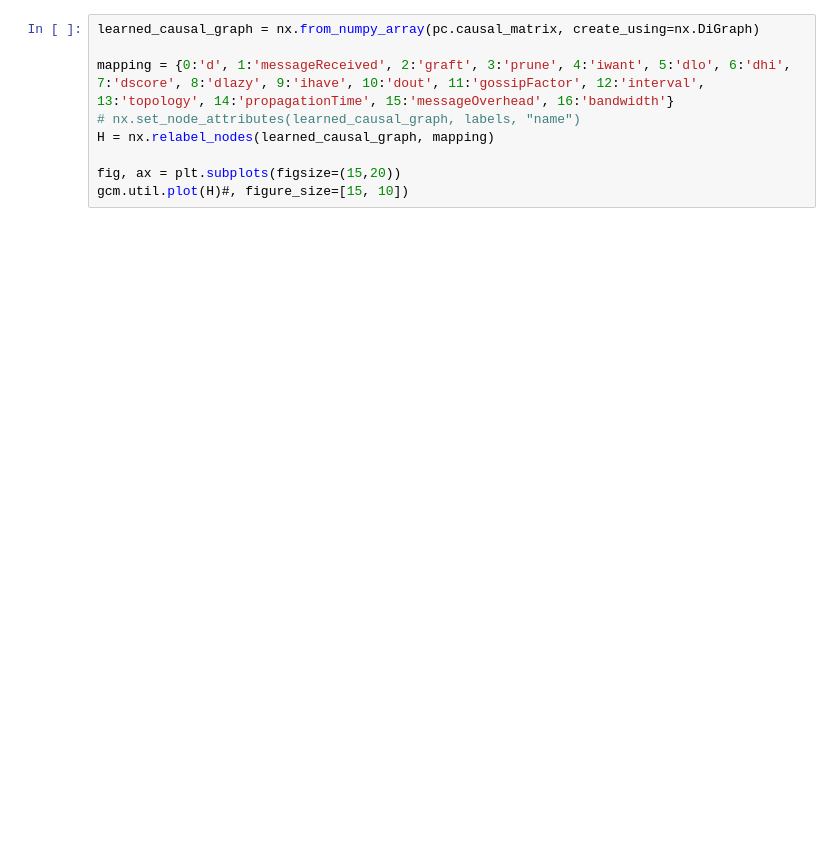
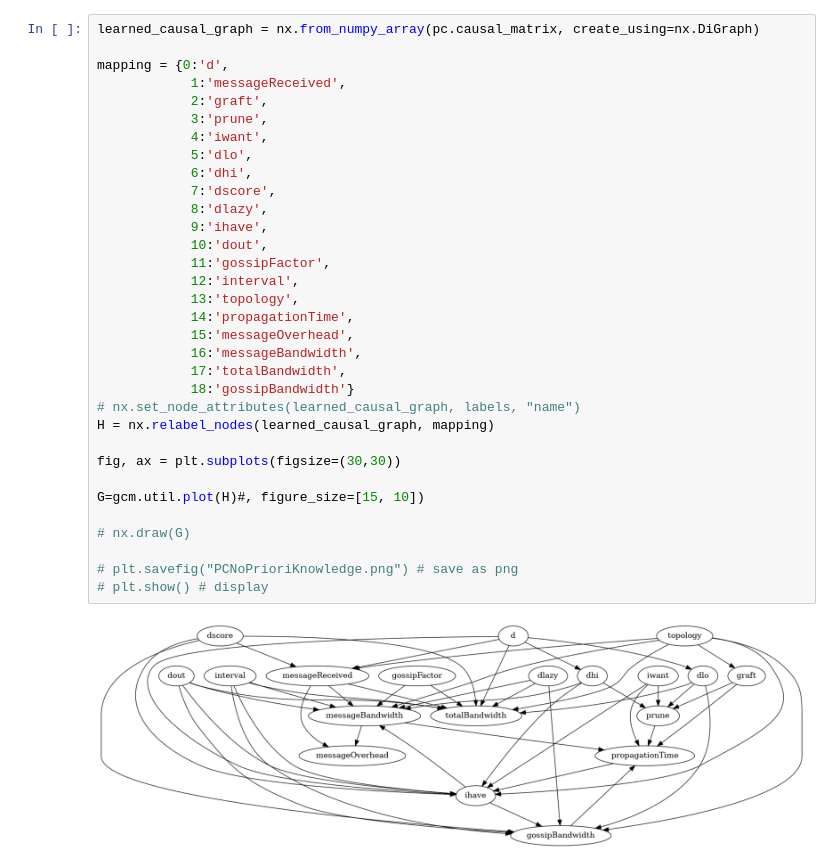
Before and after one commit to FlavScheidt/flexi-pipe, a Jupyter notebook: data/CausalAnalysis/CausalDiscovery/PcAnalysis.ipynb, the cells around one changed output. Cells and saved outputs as stored; diff of their text form; blank space fills up the shorter version.

```diff
--- a/data/CausalAnalysis/CausalDiscovery/PcAnalysis.ipynb
+++ b/data/CausalAnalysis/CausalDiscovery/PcAnalysis.ipynb
@@ -107,10 +138,36 @@ print(mt.metrics)
 # %%
 learned_causal_graph = nx.from_numpy_array(pc.causal_matrix, create_using=nx.DiGraph)
 
-mapping = {0:'d', 1:'messageReceived', 2:'graft', 3:'prune', 4:'iwant', 5:'dlo', 6:'dhi', 7:'dscore', 8:'dlazy', 9:'ihave', 10:'dout', 11:'gossipFactor', 12:'interval', 13:'topology', 14:'propagationTime', 15:'messageOverhead', 16:'bandwidth'}
+mapping = {0:'d',
+            1:'messageReceived',
+            2:'graft',
+            3:'prune',
+            4:'iwant',
+            5:'dlo',
+            6:'dhi',
+            7:'dscore',
+            8:'dlazy',
+            9:'ihave',
+            10:'dout',
+            11:'gossipFactor',
+            12:'interval',
+            13:'topology',
+            14:'propagationTime',
+            15:'messageOverhead',
+            16:'messageBandwidth',
+            17:'totalBandwidth',
+            18:'gossipBandwidth'}
 # nx.set_node_attributes(learned_causal_graph, labels, "name")
 H = nx.relabel_nodes(learned_causal_graph, mapping)
 
-fig, ax = plt.subplots(figsize=(15,20))
-gcm.util.plot(H)#, figure_size=[15, 10])
+fig, ax = plt.subplots(figsize=(30,30))
+
+G=gcm.util.plot(H)#, figure_size=[15, 10])
+
+# nx.draw(G)
+
+# plt.savefig("PCNoPrioriKnowledge.png") # save as png
+# plt.show() # display
+# %% [output]
+[figure, added]
 # %%
```
Also changed, not shown: parts of 11 cells of this notebook, 1 other file.
